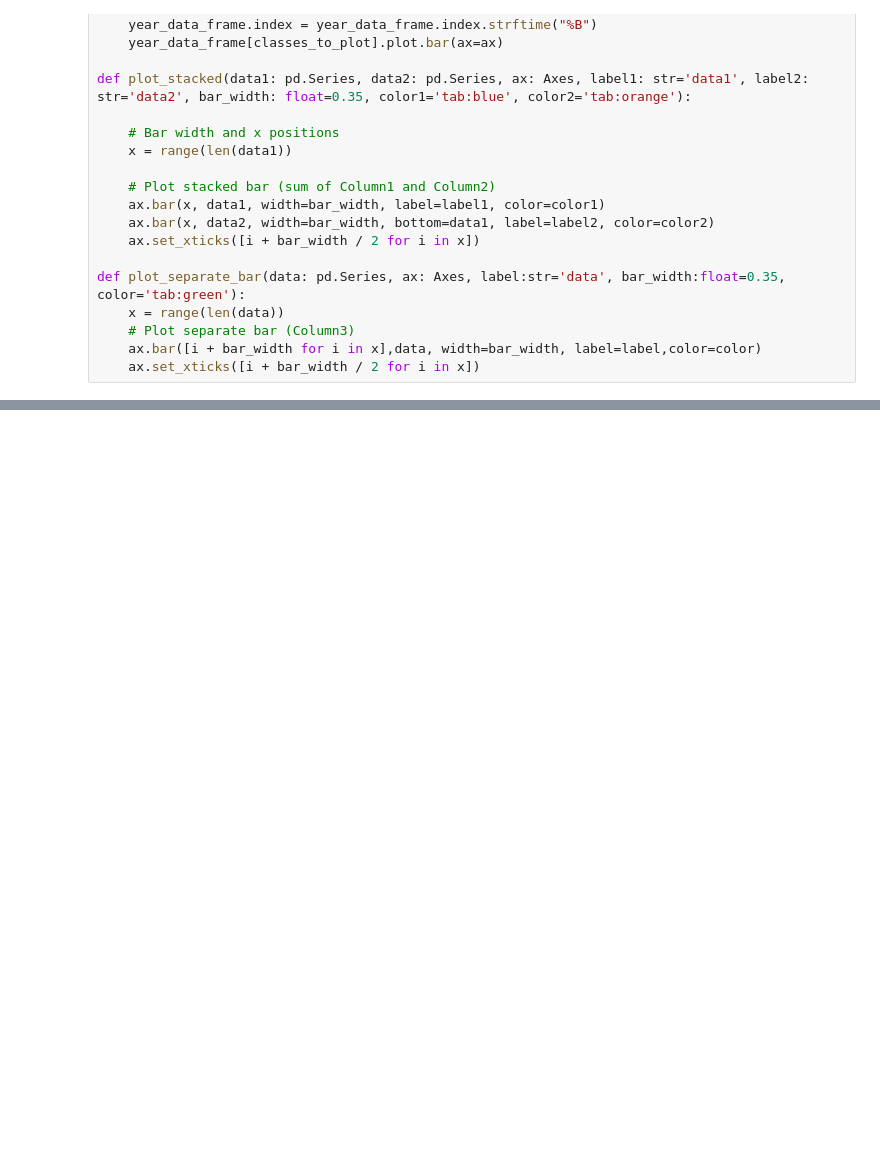
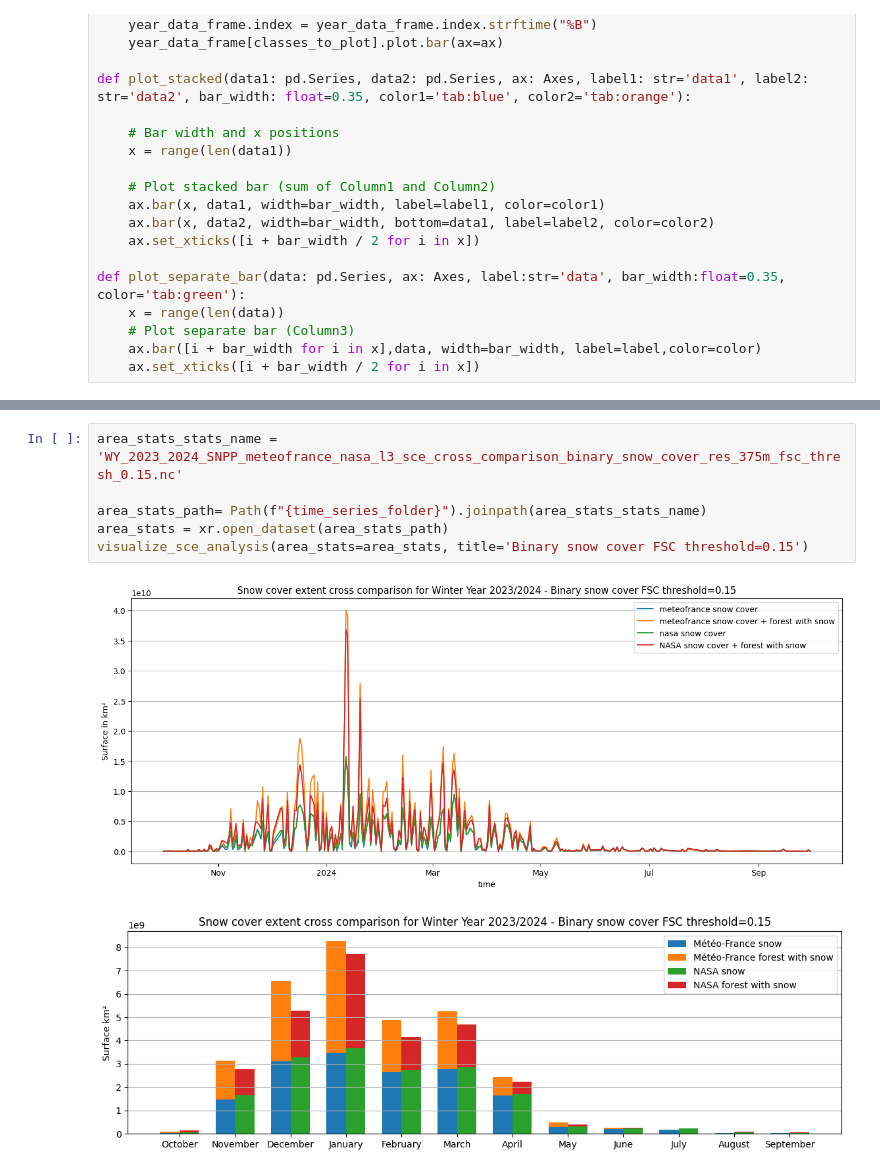
Before and after one commit to nicolaimpe/viirsnow, a Jupyter notebook: notebooks/snow_cover_extent_analysis.ipynb, the cells around one changed output, grey strips where cells are left out. Drawn from its saved outputs; the diff is of its cells as text; blank space fills up the shorter version.

```diff
--- a/notebooks/snow_cover_extent_analysis.ipynb
+++ b/notebooks/snow_cover_extent_analysis.ipynb
@@ -88 +95,10 @@ visualize_sce_analysis(area_stats=area_stats, title='Binary snow cover')
+# %%
+area_stats_stats_name = 'WY_2023_2024_SNPP_meteofrance_nasa_l3_sce_cross_comparison_binary_snow_cover_res_375m_fsc_thresh_0.15.nc'
+
+area_stats_path= Path(f"{time_series_folder}").joinpath(area_stats_stats_name)
+area_stats = xr.open_dataset(area_stats_path)
+visualize_sce_analysis(area_stats=area_stats, title='Binary snow cover FSC threshold=0.15')
+# %% [output]
+[figure, added]
+[figure, added]
 # %%
```
Also changed, not shown: parts of 5 cells of this notebook, 5 other files.
